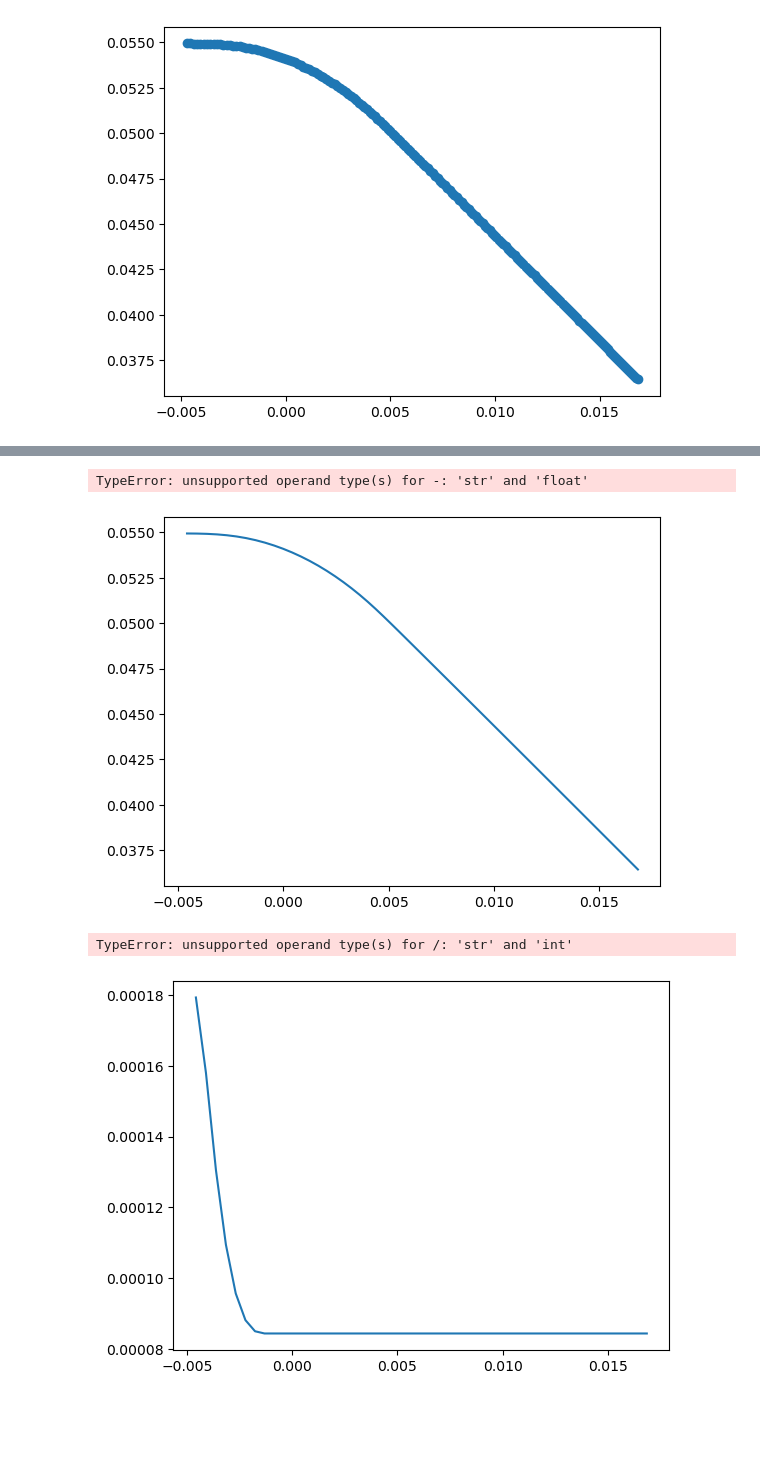
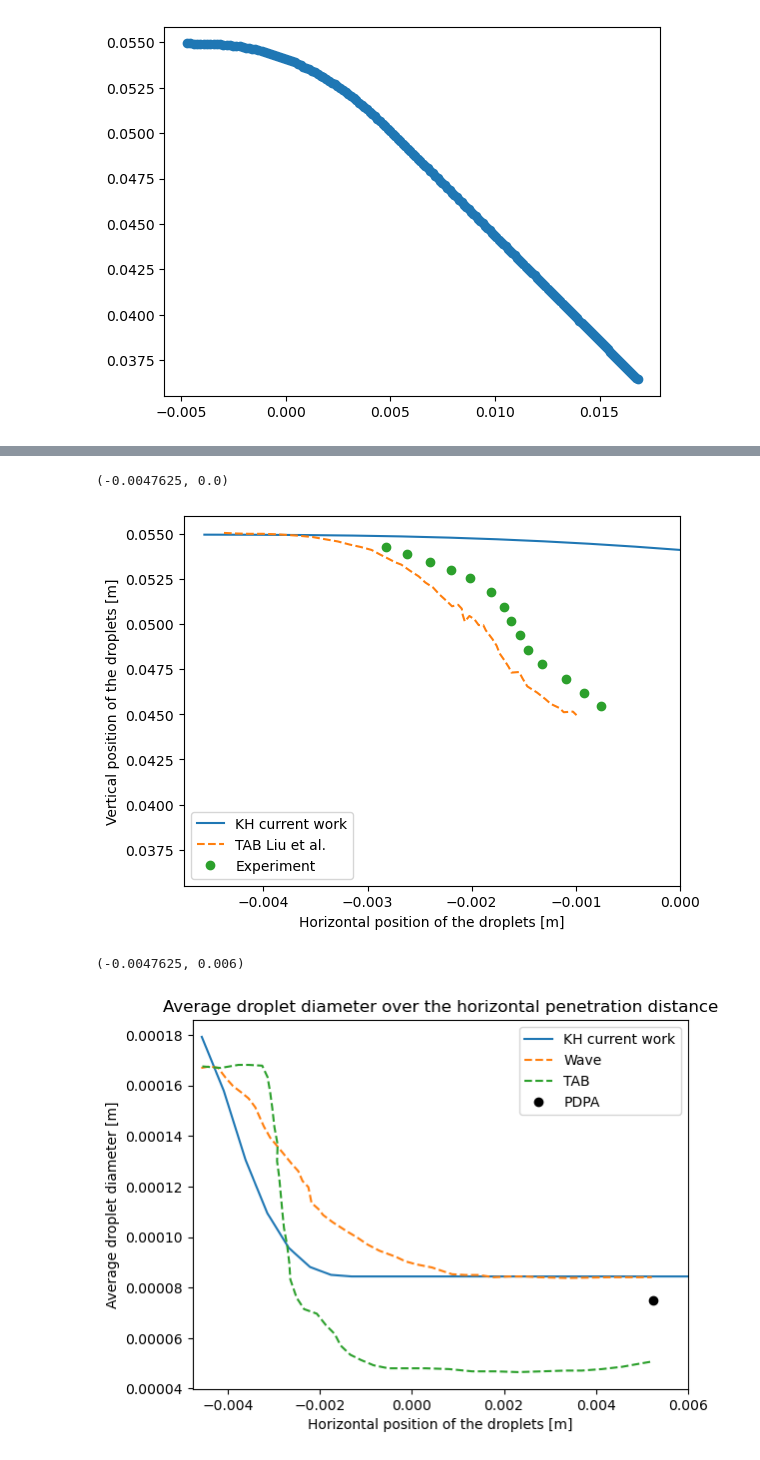
Before and after one commit to hamedeo/gasAtomizer, a Jupyter notebook: run/secondary_breakup/secondaryBreakupBenz/BenzResults/postproccesing.ipynb, the cells around one changed output, grey strips where cells are left out. Cells and saved outputs as stored; diff of their text form; code cells hidden in the pictures; blank space fills up the shorter version.

```diff
--- a/run/secondary_breakup/secondaryBreakupBenz/BenzResults/postproccesing.ipynb
+++ b/run/secondary_breakup/secondaryBreakupBenz/BenzResults/postproccesing.ipynb
@@ -168,28 +168,28 @@ plt.xlim(-0.0047625, 0.006)
 # %%
-plt.plot((c_avgx),c_avgy, label='KH current work')
-plt.plot(((TAB_Traject_Case4.iloc[:,0])-0.0047625), ((TAB_Traject_Case4.iloc[:,1])), '--',label='TAB Liu et al.')
-# plt.plot((Wave_Traject_Case4.iloc[:,0])/1e3-0.0047625,(Wave_Traject_Case4.iloc[:,1])/1e3, '--', label='Wave Liu et al.')
-plt.plot(((Traject_Exp_Case4.iloc[:,0])-0.0047625), ((Traject_Exp_Case4.iloc[:,1])), 'o',label='Experiment')
+plt.plot(c_avgx,c_avgy, label='KH current work')
+plt.plot(TAB_Traject_Case4.iloc[:,0]-0.0007625, TAB_Traject_Case4.iloc[:,1], '--',label='TAB Liu et al.')
+# plt.plot(Wave_Traject_Case4.iloc[:,0]-0.0007625,Wave_Traject_Case4.iloc[:,1], '--', label='Wave Liu et al.')
+plt.plot(Traject_Exp_Case4.iloc[:,0]-0.0007625, Traject_Exp_Case4.iloc[:,1], 'o',label='Experiment')
 plt.legend()
 plt.xlabel('Horizontal position of the droplets [m]')
 plt.ylabel('Vertical position of the droplets [m]')
 plt.xlim(-0.0047625, 0)
-plt.ylim(0.042,0.006)
+#plt.ylim(0.042, 0.0057625)
 # %% [output]
-TypeError: unsupported operand type(s) for -: 'str' and 'float'
+(-0.0047625, 0.0)
-[figure, old version]
+[figure, new version]
 # %%
-plt.plot(c_avgx,d_avg, label='KH_Stijn')
-plt.plot(((data_Wave.iloc[:, 0])/1000), (data_Wave.iloc[:, 1]/1e6), '--', label='Wave')
-plt.plot(((data_TAB.iloc[:, 0])/1000), (data_TAB.iloc[:, 1]/1e6), '--', label='TAB')
-plt.plot(((data_PDPA.iloc[:,0])/1000), (data_PDPA.iloc[:,1]/1e6), 'ko', label='PDPA')
+plt.plot(c_avgx,d_avg, label='KH current work')
+plt.plot(data_Wave.iloc[:,0]-0.0007625, data_Wave.iloc[:, 1], '--', label='Wave')
+plt.plot(data_TAB.iloc[:,0]-0.0007625, data_TAB.iloc[:, 1], '--', label='TAB')
+plt.plot(data_PDPA.iloc[:,0]-0.0007625, data_PDPA.iloc[:,1], 'ko', label='PDPA')
 plt.xlabel('Horizontal position of the droplets [m]')
 plt.ylabel('Average droplet diameter [m]')
 plt.title('Average droplet diameter over the horizontal penetration distance')
 plt.legend()
 plt.xlim(-0.0047625,0.006)
 # %% [output]
-TypeError: unsupported operand type(s) for /: 'str' and 'int'
+(-0.0047625, 0.006)
-[figure, old version]
+[figure, new version]
 # %%
 plt.plot(c_avgx,d32, label='KH current work')
```
Also changed, not shown: parts of 7 cells of this notebook, 3 other files.
